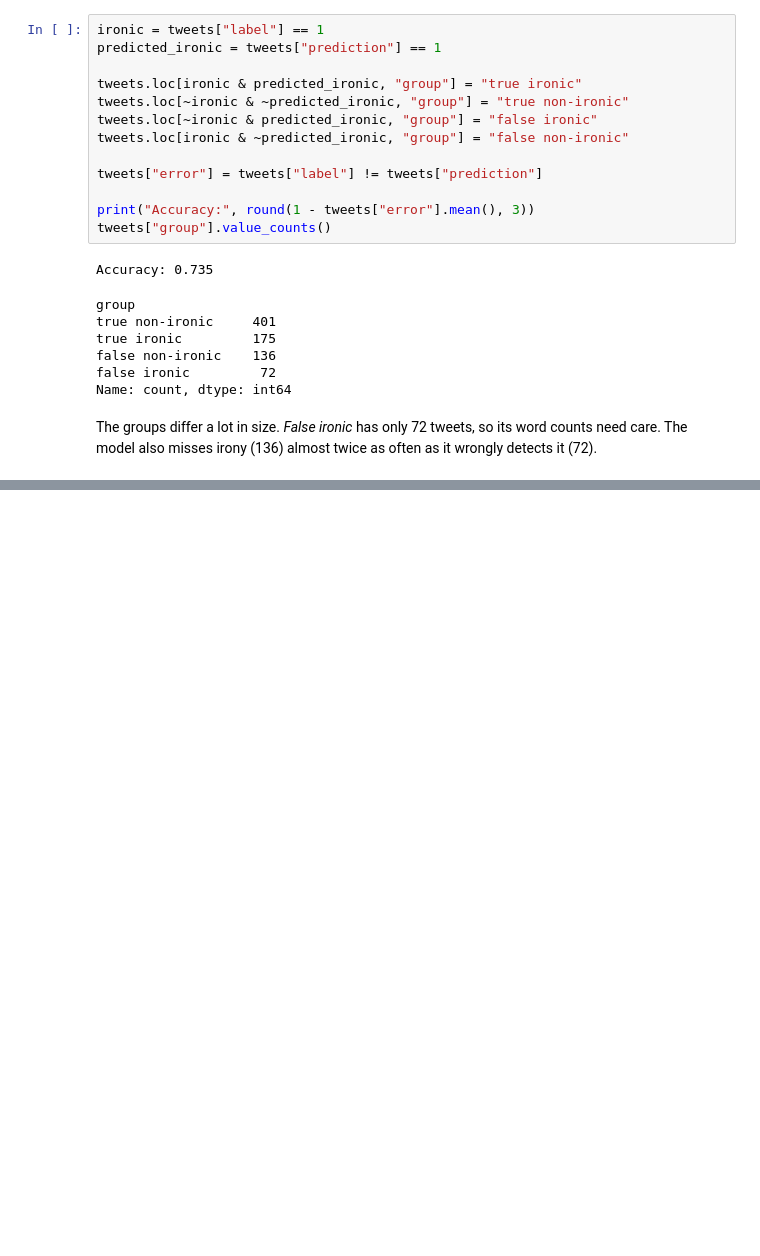
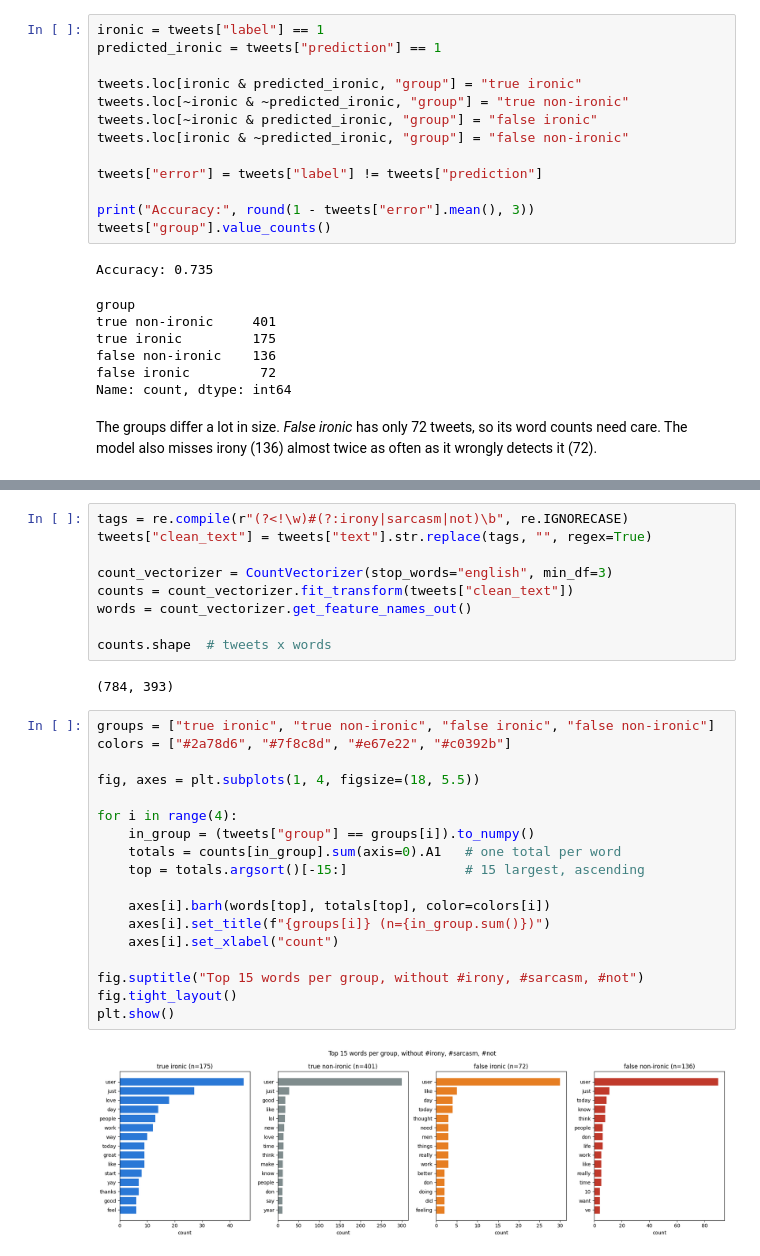
Before and after one commit to ErikLudescher/sarcasm-blindspot, a Jupyter notebook: AI_and_Vis_Project_Irony_Word_Clusters.ipynb, the cells around one changed output, grey strips where cells are left out. Drawn from its saved outputs; the diff is of its cells as text; blank space fills up the shorter version.

Commit message:
feat: count frequent words per prediction group

```diff
--- a/AI_and_Vis_Project_Irony_Word_Clusters.ipynb
+++ b/AI_and_Vis_Project_Irony_Word_Clusters.ipynb
@@ -110,0 +117,31 @@ The groups differ a lot in size. *False ironic* has only 72 tweets, so its word
+# %%
+tags = re.compile(r"(?<!\w)#(?:irony|sarcasm|not)\b", re.IGNORECASE)
+tweets["clean_text"] = tweets["text"].str.replace(tags, "", regex=True)
+
+count_vectorizer = CountVectorizer(stop_words="english", min_df=3)
+counts = count_vectorizer.fit_transform(tweets["clean_text"])
+words = count_vectorizer.get_feature_names_out()
+
+counts.shape  # tweets x words
+# %% [output]
+(784, 393)
+# %%
+groups = ["true ironic", "true non-ironic", "false ironic", "false non-ironic"]
+colors = ["#2a78d6", "#7f8c8d", "#e67e22", "#c0392b"]
+
+fig, axes = plt.subplots(1, 4, figsize=(18, 5.5))
+
+for i in range(4):
+    in_group = (tweets["group"] == groups[i]).to_numpy()
+    totals = counts[in_group].sum(axis=0).A1   # one total per word
+    top = totals.argsort()[-15:]               # 15 largest, ascending
+
+    axes[i].barh(words[top], totals[top], color=colors[i])
+    axes[i].set_title(f"{groups[i]} (n={in_group.sum()})")
+    axes[i].set_xlabel("count")
+
+fig.suptitle("Top 15 words per group, without #irony, #sarcasm, #not")
+fig.tight_layout()
+plt.show()
+# %% [output]
+[figure, added]
```
Also changed, not shown: parts of 4 cells of this notebook.
